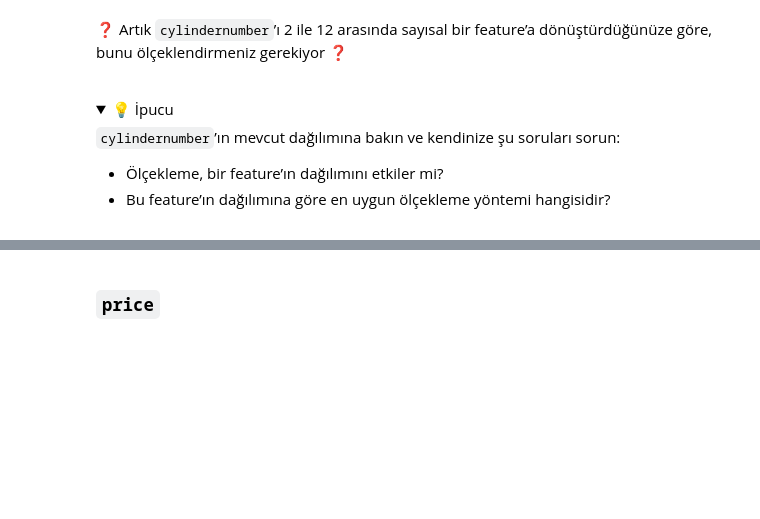
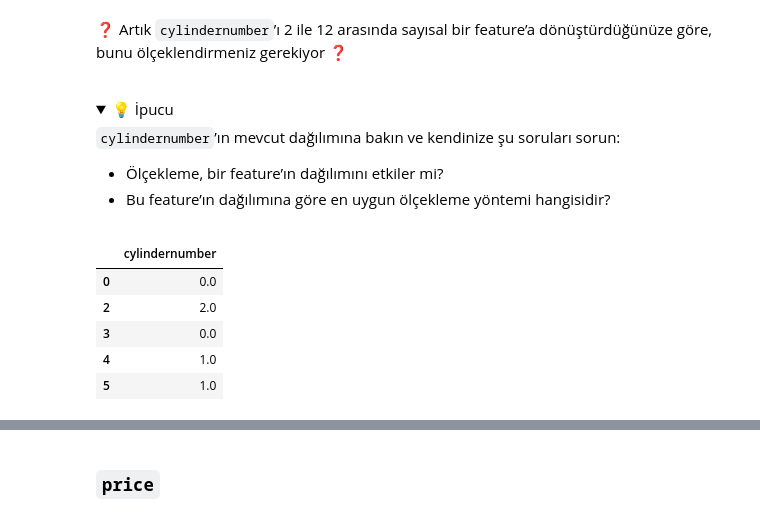
Before and after one commit to Burak-Gokce/S16D2-S-Data-car-prices, a Jupyter notebook: Car-Prices.ipynb, the cells around one changed output, grey strips where cells are left out. Drawn from its saved outputs; the diff is of its cells as text; code cells hidden in the pictures; folded sections open; blank space fills up the shorter version.

```diff
--- a/Car-Prices.ipynb
+++ b/Car-Prices.ipynb
@@ -318,0 +351,14 @@ df.shape
+# %%
+cylinder_map = {
+    'two': 2,
+    'three': 3,
+    'four': 4,
+    'five': 5,
+    'six': 6,
+    'eight': 8,
+    'twelve': 12
+}
+
+df['cylindernumber'] = df['cylindernumber'].map(cylinder_map)
+
+df['cylindernumber'].value_counts(dropna=False)
@@ -333,3 +387,20 @@ df.shape
+# %%
+from sklearn.preprocessing import RobustScaler
+
+scaler = RobustScaler()
+
+df[['cylindernumber']] = scaler.fit_transform(
+    df[['cylindernumber']]
+)
+
+df[['cylindernumber']].head()
+# %% [output]
+|  | cylindernumber |
+| 0 | 0.0 |
+| 2 | 2.0 |
+| 3 | 0.0 |
+| 4 | 1.0 |
+| 5 | 1.0 |
 # %% [markdown]
 <details>
 <summary><i>Ölçekleme ve encoding işlemlerinden sonra DataFrame’inizin nasıl görünmesi gerektiğine dair bir ekran görüntüsü aşağıdadır</i></summary>
```
Also changed, not shown: parts of 14 cells of this notebook, 1 other file.
